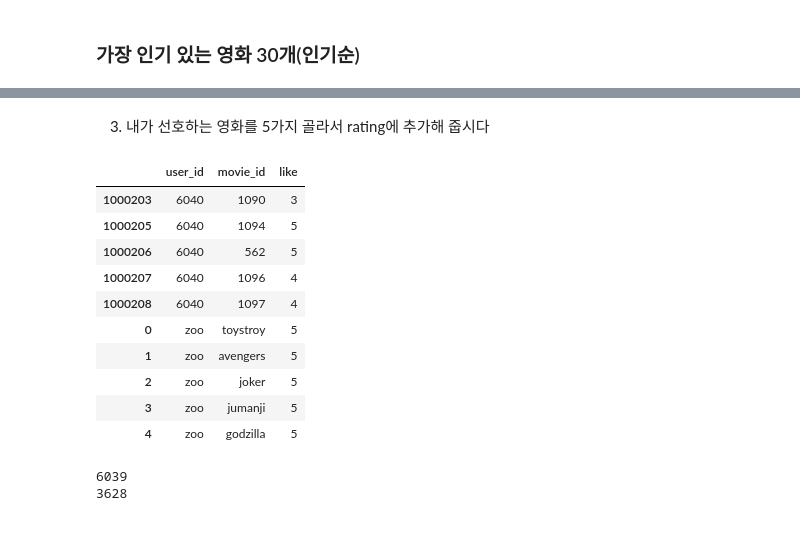
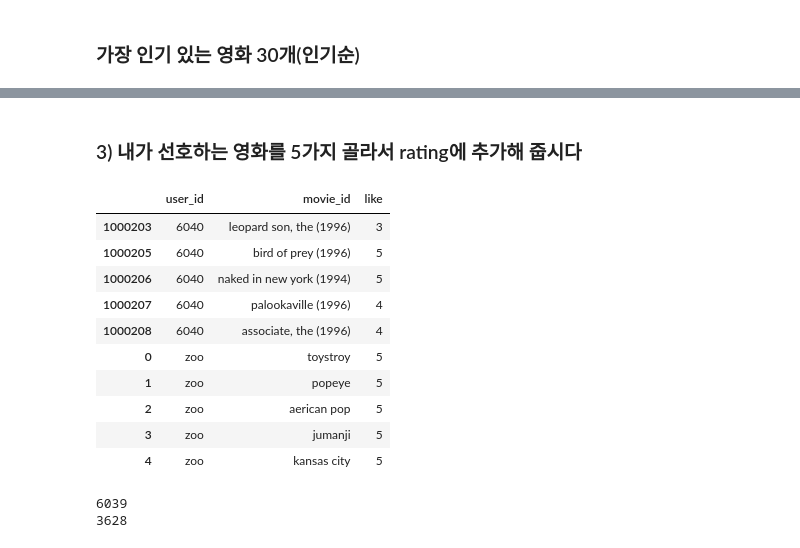
Before and after one commit to zoohoney/workplace, a Jupyter notebook: E-08]Movielens_Recommendation.ipynb, the cells around one changed output, grey strips where cells are left out. Drawn from its saved outputs; the diff is of its cells as text; code cells hidden in the pictures.

```diff
--- a/E-08]Movielens_Recommendation.ipynb
+++ b/E-08]Movielens_Recommendation.ipynb
@@ -90,6 +88,9 @@ ratings['movie_id'].nunique()
 ratings['user_id'].nunique()
 # %% [output]
 6039
+# %%
+#movie_id 를 영화title 변경 하여 가장 인기 있는 영화에 타이틀이 나오게 했다.
+ratings['movie_id'] = ratings['movie_id'].replace(movies['title'])
 # %% [markdown]
 ### 가장 인기 있는 영화 30개(인기순)
 # %%
@@ -117,30 +118,30 @@ Name: like, dtype: int64
 # %% [markdown]
-3) 내가 선호하는 영화를 5가지 골라서 rating에 추가해 줍시다
+### 3) 내가 선호하는 영화를 5가지 골라서 rating에 추가해 줍시다
 # %%
 data = ratings[['user_id','movie_id','like']]
 # %%
 # 본인이 좋아하시는 아티스트 데이터로 바꿔서 추가하셔도 됩니다! 단, 이름은 꼭 데이터셋에 있는 것과 동일하게 맞춰주세요.
-my_favorite = ['toystroy' , 'avengers' ,'joker' ,'jumanji' ,'godzilla']
+my_favorite = ['toystroy' , 'popeye' ,'aerican pop' ,'jumanji' ,'kansas city']
 
 # 'zimin'이라는 user_id가 위 아티스트의 노래를 30회씩 들었다고 가정하겠습니다.
 my_playlist = pd.DataFrame({'user_id': ['zoo']*5, 'movie_id': my_favorite, 'like':[5]*5})
 
 if not data.isin({'user_id':['zoo']})['user_id'].any():  # user_id에 'zoo'이라는 데이터가 없다면
     data = data.append(my_playlist)                           # 위에 임의로 만든 my_favorite 데이터를 추가해 줍니다.
 
 data.tail(10)       # 잘 추가되었는지 확인해 봅시다.
 # %% [output]
 |  | user_id | movie_id | like |
-| 1000203 | 6040 | 1090 | 3 |
-| 1000205 | 6040 | 1094 | 5 |
-| 1000206 | 6040 | 562 | 5 |
-| 1000207 | 6040 | 1096 | 4 |
-| 1000208 | 6040 | 1097 | 4 |
+| 1000203 | 6040 | leopard son, the (1996) | 3 |
+| 1000205 | 6040 | bird of prey (1996) | 5 |
+| 1000206 | 6040 | naked in new york (1994) | 5 |
+| 1000207 | 6040 | palookaville (1996) | 4 |
+| 1000208 | 6040 | associate, the (1996) | 4 |
 | 0 | zoo | toystroy | 5 |
-| 1 | zoo | avengers | 5 |
-| 2 | zoo | joker | 5 |
+| 1 | zoo | popeye | 5 |
+| 2 | zoo | aerican pop | 5 |
 | 3 | zoo | jumanji | 5 |
-| 4 | zoo | godzilla | 5 |
+| 4 | zoo | kansas city | 5 |
 # %%
 # 고유한 유저, 영화를 찾아내는 코드
 user_unique = data['user_id'].unique()
```
Also changed, not shown: parts of 31 cells of this notebook.
